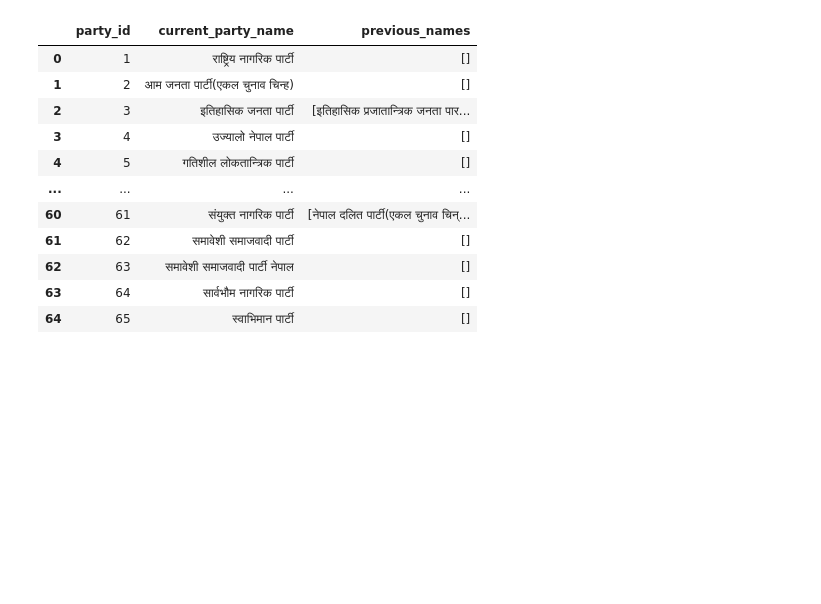
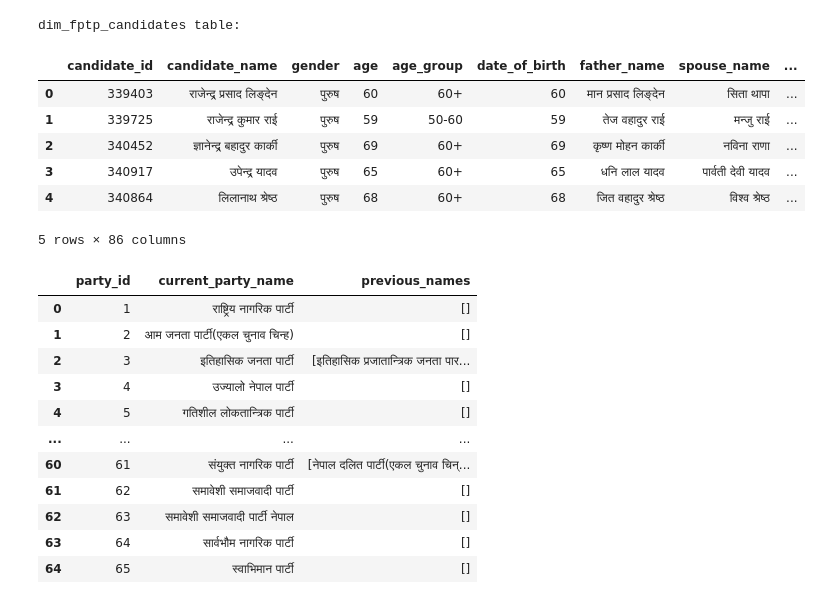
Before and after one commit to GitSujal/nepal-election-data, a Jupyter notebook: exploration.ipynb, the cells around one changed output. Drawn from its saved outputs; the diff is of its cells as text; code cells hidden in the pictures; blank space fills up the shorter version.

```diff
--- a/exploration.ipynb
+++ b/exploration.ipynb
@@ -31,0 +31,13 @@ Tables in the database:
+# %%
+dim_fptp_candidates = conn.execute("SELECT * FROM dim_fptp_candidates").fetchdf()
+print("\ndim_fptp_candidates table:")
+dim_fptp_candidates.head()
+# %% [output]
+dim_fptp_candidates table:
+|  | candidate_id | candidate_name | gender | age | age_group | date_of_birth | father_name | spouse_name | ... |
+| 0 | 339403 | राजेन्द्र प्रसाद लिङ्देन | पुरुष | 60 | 60+ | 60 | मान प्रसाद लिङ्देन | सिता थापा | ... |
+| 1 | 339725 | राजेन्द्र कुमार राई | पुरुष | 59 | 50-60 | 59 | तेज वहादुर राई | मन्जु राई | ... |
+| 2 | 340452 | ज्ञानेन्द्र बहादुर कार्की | पुरुष | 69 | 60+ | 69 | कृष्ण मोहन कार्की | नविना राणा | ... |
+| 3 | 340917 | उपेन्द्र यादव | पुरुष | 65 | 60+ | 65 | धनि लाल यादव | पार्वती देवी यादव | ... |
+| 4 | 340864 | लिलानाथ श्रेष्ठ | पुरुष | 68 | 60+ | 68 | जित वहादुर श्रेष्ठ | विश्व श्रेष्ठ | ... |
+5 rows × 86 columns
```
Also changed, not shown: parts of 2 cells of this notebook, 47 other files.
